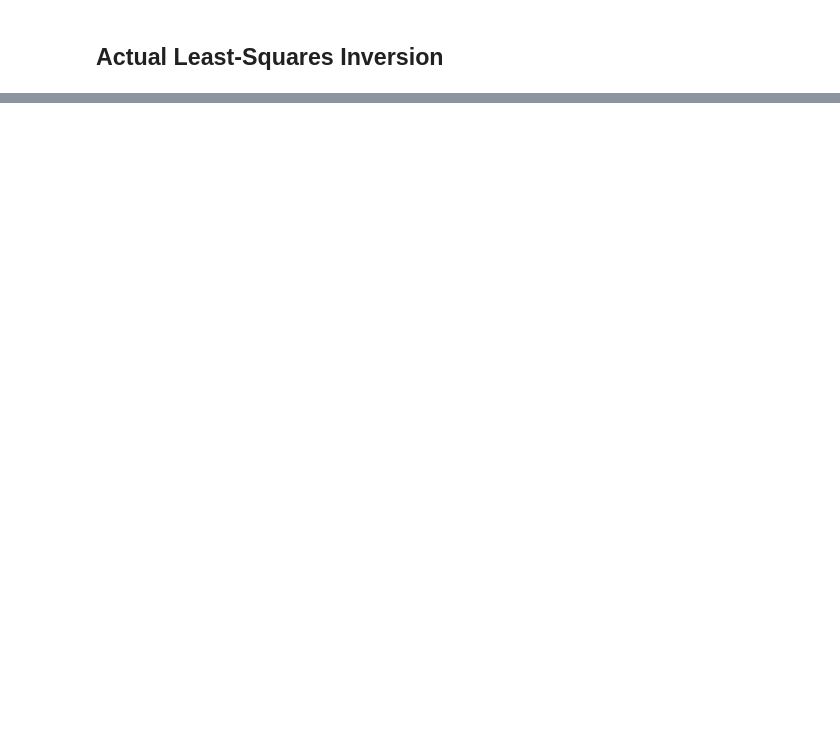
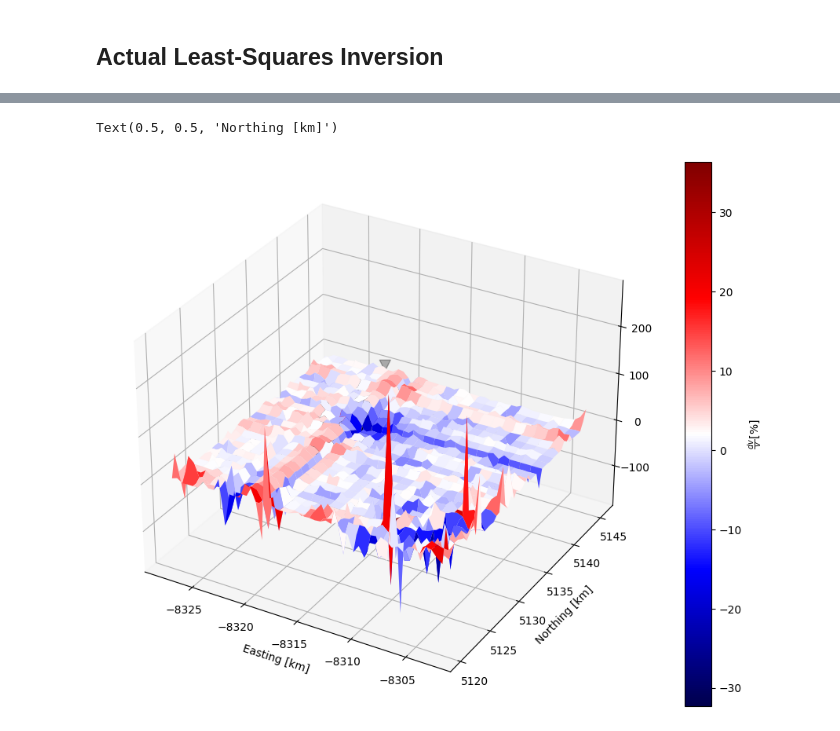
Before and after one commit to Denolle-Lab/Mt-St-Helens, a Jupyter notebook: spatial_dv.ipynb, the cells around one changed output, grey strips where cells are left out. Drawn from its saved outputs; the diff is of its cells as text; code cells hidden in the pictures; blank space fills up the shorter version.

```diff
--- a/spatial_dv.ipynb
+++ b/spatial_dv.ipynb
@@ -446,0 +704,19 @@ print(x[163], y[163])
+# %%
+from obspy import UTCDateTime
+
+# params for grid
+lats = [dv.stats.stla for dv in dvs]
+lats.extend([dv.stats.evla for dv in dvs])
+lons = [dv.stats.stlo for dv in dvs]
+lons.extend([dv.stats.evlo for dv in dvs])
+lat0 = min(lats) - .05
+lon0 = min(lons) - .1
+res = .5  # km
+x = 18
+y = 28
+vel = 1 # km/s
+mf_path = vel/(2*np.pi*0.0014*3)
+tw = (14, 74)
+
+# time for dv computation
+t = UTCDateTime(2014, 10, 1)
@@ -446,0 +763,16 @@ print(x[163], y[163])
+# %%
+# test with altered values
+x_helens, y_helens = geo2cart(46.1914, -122.1956, dvgrid.lat0)
+
+from matplotlib import pyplot as plt
+fig, ax = plt.subplots(subplot_kw={"projection": "3d"}, figsize=(12, 9))
+surf = ax.plot_surface(dvgrid.xgrid, dvgrid.ygrid, -100*dvgrid.vel_change, linewidth=0, antialiased=True, cmap='seismic')
+ax.scatter(np.array(dvgrid.statx), np.array(dvgrid.staty), 5*np.ones_like(dvgrid.statx), s=100, c='k', marker='v')
+ax.scatter(x_helens, y_helens, s=150, marker='^', c='r')
+
+plt.colorbar(surf, label=r'$\frac{dv}{v}$[%]')
+plt.xlabel('Easting [km]')
+plt.ylabel('Northing [km]')
+# %% [output]
+Text(0.5, 0.5, 'Northing [km]')
+[figure, added]
```
Also changed, not shown: parts of 12 cells of this notebook.
